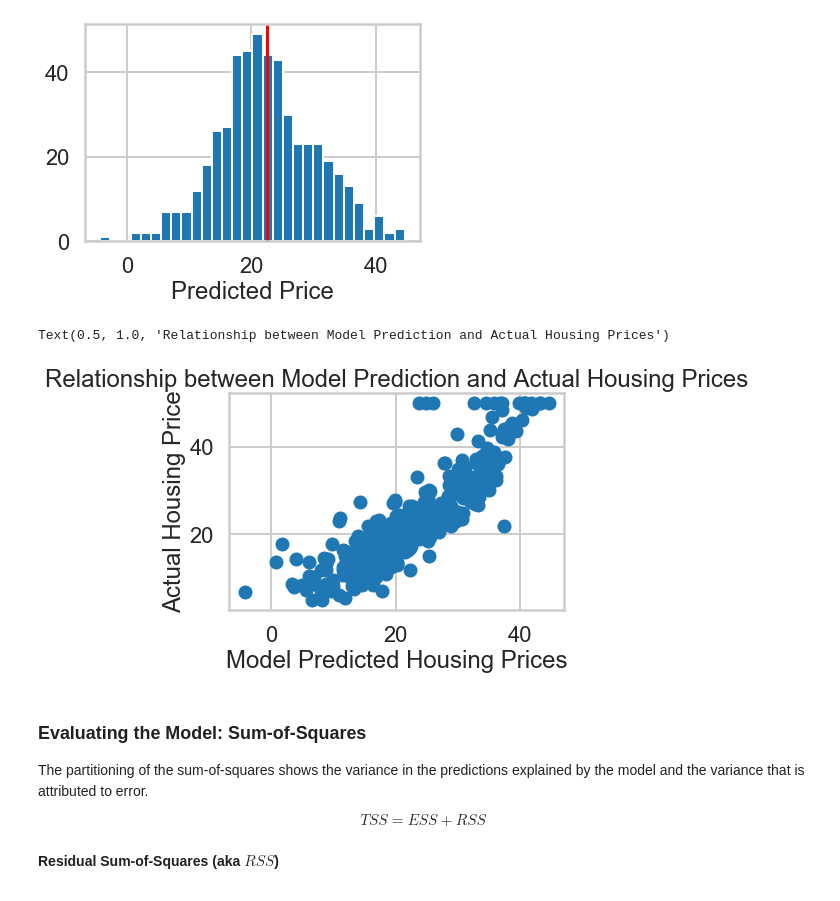
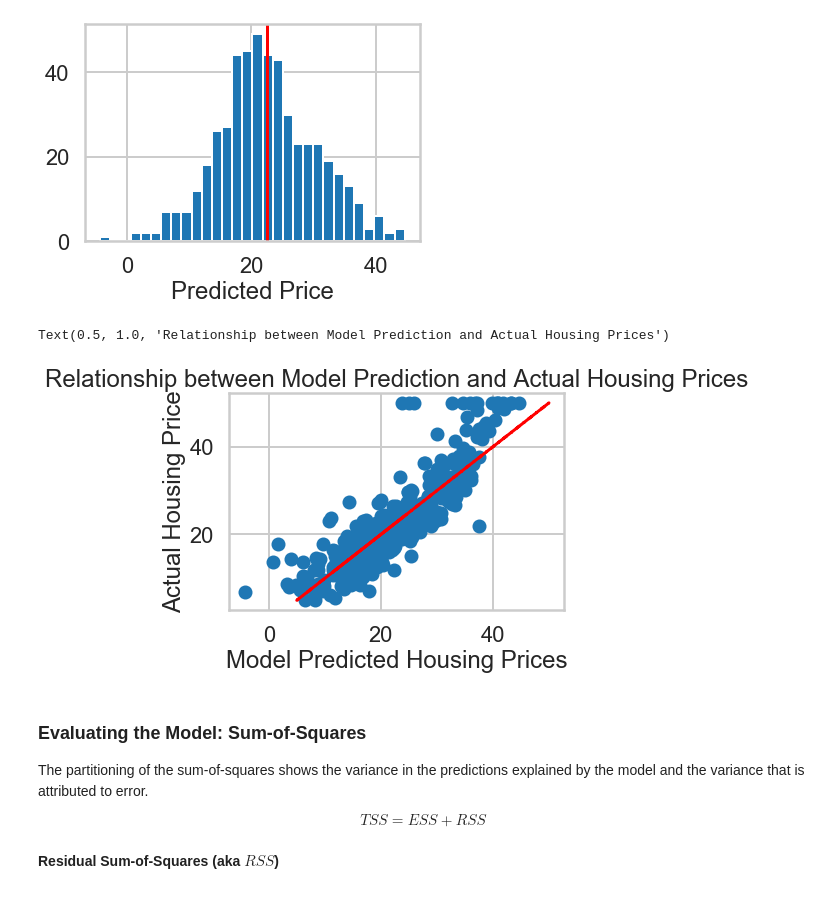
Before and after one commit to thabanenm/Springboard, a Jupyter notebook: Mini_Project_Linear_Regression.ipynb, the cells around one changed output. Saved outputs shown, nothing was run; the diff lists cells and outputs as text; code cells hidden in the pictures.

```diff
--- a/Mini_Project_Linear_Regression.ipynb
+++ b/Mini_Project_Linear_Regression.ipynb
@@ -638,12 +636,13 @@ plt.axvline(np.mean(lm.predict(X)), color = 'r')
 # of the data. There is one outlier which seems to have a negative predicted price which does not make sense.
 # %%
 plt.scatter(lm.predict(X), bos.PRICE)
+plt.plot(bos.PRICE, bos.PRICE,linestyle='--', c='r')
 plt.xlabel("Model Predicted Housing Prices")
 plt.ylabel("Actual Housing Price")
 plt.title("Relationship between Model Prediction and Actual Housing Prices")
 # %% [output]
 Text(0.5, 1.0, 'Relationship between Model Prediction and Actual Housing Prices')
-[figure, old version]
+[figure, new version]
 # %% [markdown]
 ### Evaluating the Model: Sum-of-Squares
 
```
Also changed, not shown: parts of 20 cells of this notebook.
